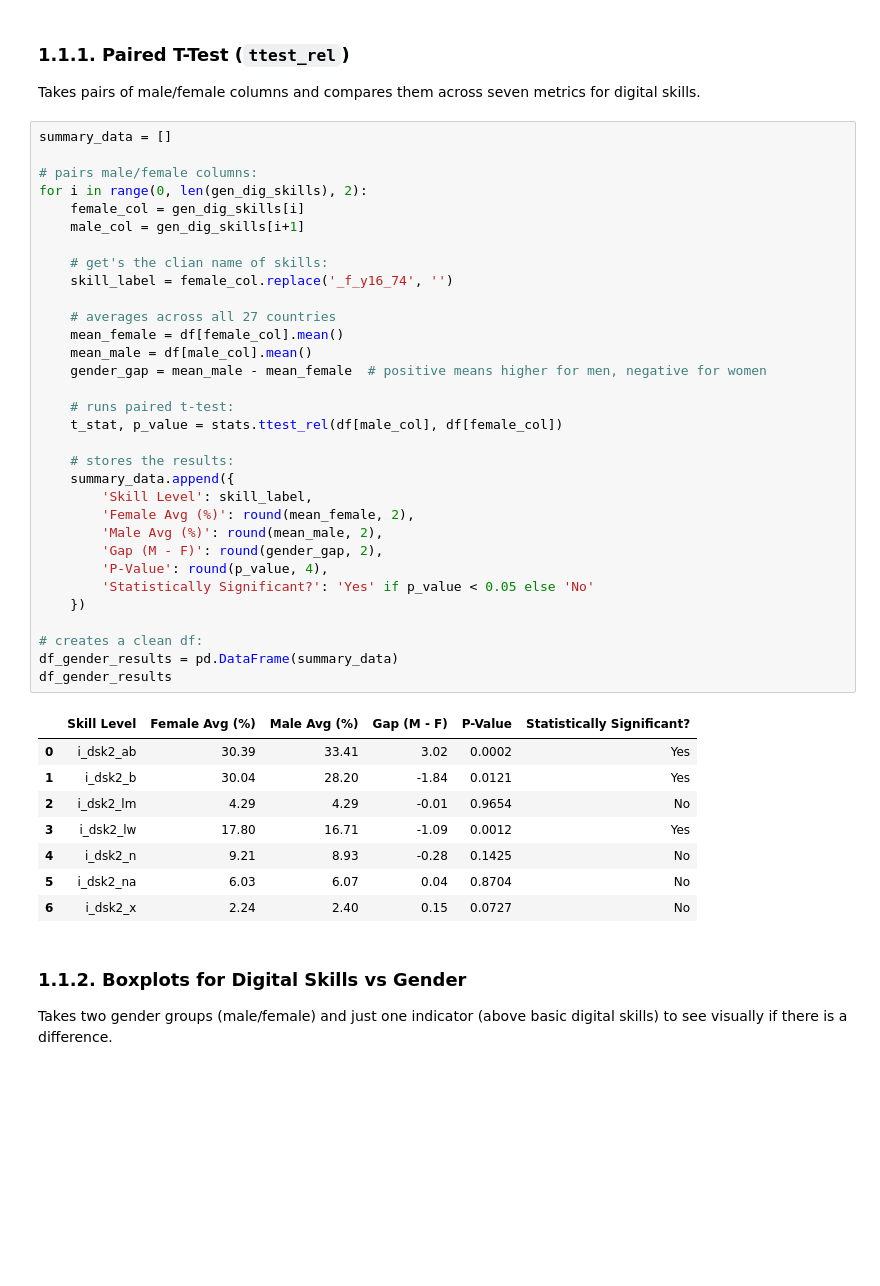
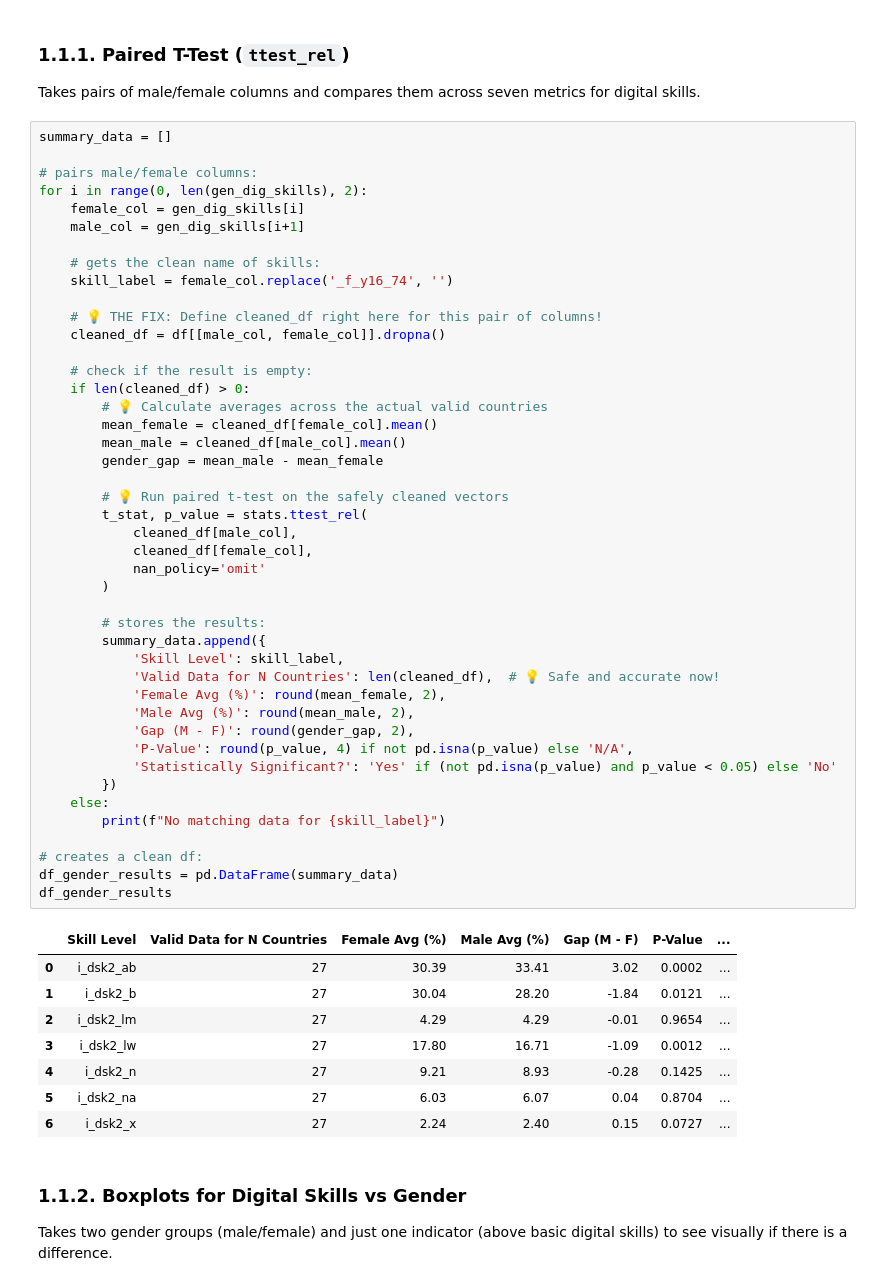
Before and after one commit to skibodaria/digital_literacy_eu, a Jupyter notebook: 03_eda/02_1_dem_digit_skills.ipynb, the cells around one changed output. Saved outputs shown, nothing was run; the diff lists cells and outputs as text; blank space fills up the shorter version.

```diff
--- a/03_eda/02_dem_digit_skills.ipynb
+++ b/03_eda/02_1_dem_digit_skills.ipynb
@@ -181,44 +166,56 @@ Takes pairs of male/female columns and compares them across seven metrics for di
 # %%
 summary_data = []
 
 # pairs male/female columns:
 for i in range(0, len(gen_dig_skills), 2):
     female_col = gen_dig_skills[i]
     male_col = gen_dig_skills[i+1]
 
-    # get's the clian name of skills:
+    # gets the clean name of skills:
     skill_label = female_col.replace('_f_y16_74', '')
 
-    # averages across all 27 countries
-    mean_female = df[female_col].mean()
-    mean_male = df[male_col].mean()
-    gender_gap = mean_male - mean_female  # positive means higher for men, negative for women
+    # 💡 THE FIX: Define cleaned_df right here for this pair of columns!
+    cleaned_df = df[[male_col, female_col]].dropna()
 
-    # runs paired t-test:
-    t_stat, p_value = stats.ttest_rel(df[male_col], df[female_col])
+    # check if the result is empty:
+    if len(cleaned_df) > 0:
+        # 💡 Calculate averages across the actual valid countries
+        mean_female = cleaned_df[female_col].mean()
+        mean_male = cleaned_df[male_col].mean()
+        gender_gap = mean_male - mean_female
 
-    # stores the results:
-    summary_data.append({
-        'Skill Level': skill_label,
-        'Female Avg (%)': round(mean_female, 2),
-        'Male Avg (%)': round(mean_male, 2),
-        'Gap (M - F)': round(gender_gap, 2),
-        'P-Value': round(p_value, 4),
-        'Statistically Significant?': 'Yes' if p_value < 0.05 else 'No'
-    })
+        # 💡 Run paired t-test on the safely cleaned vectors
+        t_stat, p_value = stats.ttest_rel(
+            cleaned_df[male_col],
+            cleaned_df[female_col],
+            nan_policy='omit'
+        )
+
+        # stores the results:
+        summary_data.append({
+            'Skill Level': skill_label,
+            'Valid Data for N Countries': len(cleaned_df),  # 💡 Safe and accurate now!
+            'Female Avg (%)': round(mean_female, 2),
+            'Male Avg (%)': round(mean_male, 2),
+            'Gap (M - F)': round(gender_gap, 2),
+            'P-Value': round(p_value, 4) if not pd.isna(p_value) else 'N/A',
+            'Statistically Significant?': 'Yes' if (not pd.isna(p_value) and p_value < 0.05) else 'No'
+        })
+    else:
+        print(f"No matching data for {skill_label}")
 
 # creates a clean df:
 df_gender_results = pd.DataFrame(summary_data)
 df_gender_results
 # %% [output]
-|  | Skill Level | Female Avg (%) | Male Avg (%) | Gap (M - F) | P-Value | Statistically Significant? |
-| 0 | i_dsk2_ab | 30.39 | 33.41 | 3.02 | 0.0002 | Yes |
-| 1 | i_dsk2_b | 30.04 | 28.20 | -1.84 | 0.0121 | Yes |
-| 2 | i_dsk2_lm | 4.29 | 4.29 | -0.01 | 0.9654 | No |
-| 3 | i_dsk2_lw | 17.80 | 16.71 | -1.09 | 0.0012 | Yes |
-| 4 | i_dsk2_n | 9.21 | 8.93 | -0.28 | 0.1425 | No |
-| 5 | i_dsk2_na | 6.03 | 6.07 | 0.04 | 0.8704 | No |
-| 6 | i_dsk2_x | 2.24 | 2.40 | 0.15 | 0.0727 | No |
+|  | Skill Level | Valid Data for N Countries | Female Avg (%) | Male Avg (%) | Gap (M - F) | P-Value | ... |
+| 0 | i_dsk2_ab | 27 | 30.39 | 33.41 | 3.02 | 0.0002 | ... |
+| 1 | i_dsk2_b | 27 | 30.04 | 28.20 | -1.84 | 0.0121 | ... |
+| 2 | i_dsk2_lm | 27 | 4.29 | 4.29 | -0.01 | 0.9654 | ... |
+| 3 | i_dsk2_lw | 27 | 17.80 | 16.71 | -1.09 | 0.0012 | ... |
+| 4 | i_dsk2_n | 27 | 9.21 | 8.93 | -0.28 | 0.1425 | ... |
+| 5 | i_dsk2_na | 27 | 6.03 | 6.07 | 0.04 | 0.8704 | ... |
+| 6 | i_dsk2_x | 27 | 2.24 | 2.40 | 0.15 | 0.0727 | ... |
 # %% [markdown]
 ### 1.1.2. Boxplots for Digital Skills vs Gender
 
```
Also changed, not shown: parts of 30 cells of this notebook, 3 other files.
